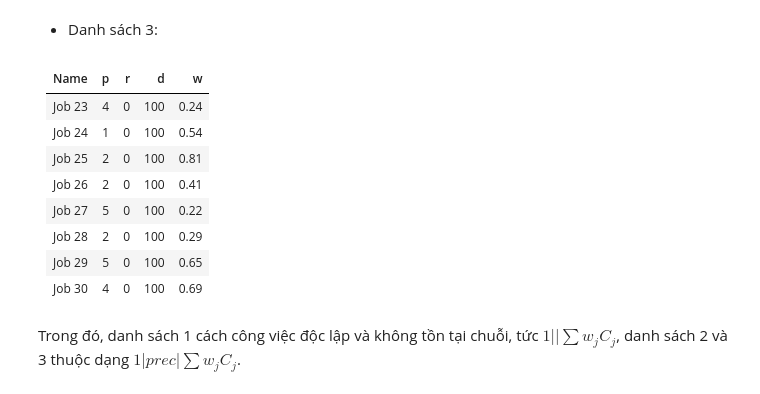
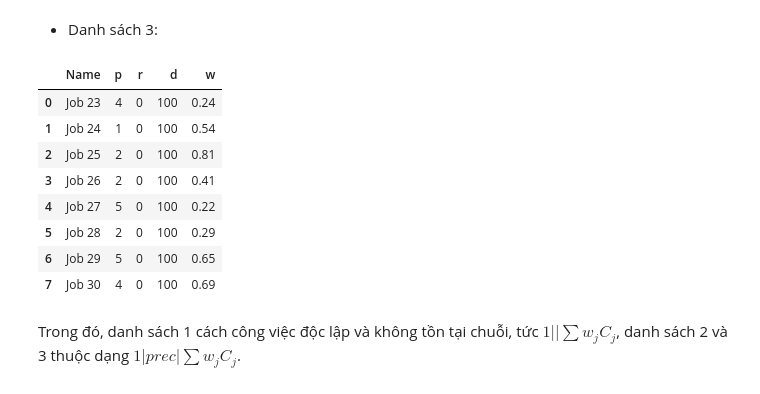
Before and after one commit to Bancie/thuhoach.nckh, a Jupyter notebook: ipynb/thuhoach2/Chạy số liệu minh hoạ bằng thư viện TiLearn.ipynb, the cells around one changed output. Cells and saved outputs as stored; diff of their text form; code cells hidden in the pictures.

```diff
--- a/ipynb/thuhoach2/Chạy số liệu minh hoạ bằng thư viện TiLearn.ipynb
+++ b/ipynb/thuhoach2/Chạy số liệu minh hoạ bằng thư viện TiLearn.ipynb
@@ -77,16 +105,18 @@ Giả sử ta cần xử lý 3 danh sách sau
 # %% [markdown]
 - Danh sách 3:
-# %% [markdown]
-| Name   | p  | r  | d   | w    |
-|--------|----|----|-----|------|
-| Job 23 | 4  | 0  | 100 | 0.24 |
-| Job 24 | 1  | 0  | 100 | 0.54 |
-| Job 25 | 2  | 0  | 100 | 0.81 |
-| Job 26 | 2  | 0  | 100 | 0.41 |
-| Job 27 | 5  | 0  | 100 | 0.22 |
-| Job 28 | 2  | 0  | 100 | 0.29 |
-| Job 29 | 5  | 0  | 100 | 0.65 |
-| Job 30 | 4  | 0  | 100 | 0.69 |
+# %%
+list3 = '/Users/chibangnguyen/Documents/thuhoach.nckh/ipynb/thuhoach2/data/list3.csv'
+display(pd.read_csv(list3))
+# %% [output]
+|  | Name | p | r | d | w |
+| 0 | Job 23 | 4 | 0 | 100 | 0.24 |
+| 1 | Job 24 | 1 | 0 | 100 | 0.54 |
+| 2 | Job 25 | 2 | 0 | 100 | 0.81 |
+| 3 | Job 26 | 2 | 0 | 100 | 0.41 |
+| 4 | Job 27 | 5 | 0 | 100 | 0.22 |
+| 5 | Job 28 | 2 | 0 | 100 | 0.29 |
+| 6 | Job 29 | 5 | 0 | 100 | 0.65 |
+| 7 | Job 30 | 4 | 0 | 100 | 0.69 |
 # %% [markdown]
 Trong đó, danh sách 1 cách công việc độc lập và không tồn tại chuỗi, tức $1||\sum w_j C_j$, danh sách 2 và 3 thuộc dạng $1|prec|\sum w_j C_j$.
 # %% [markdown]
```
Also changed, not shown: parts of 19 cells of this notebook, 1 other file.
